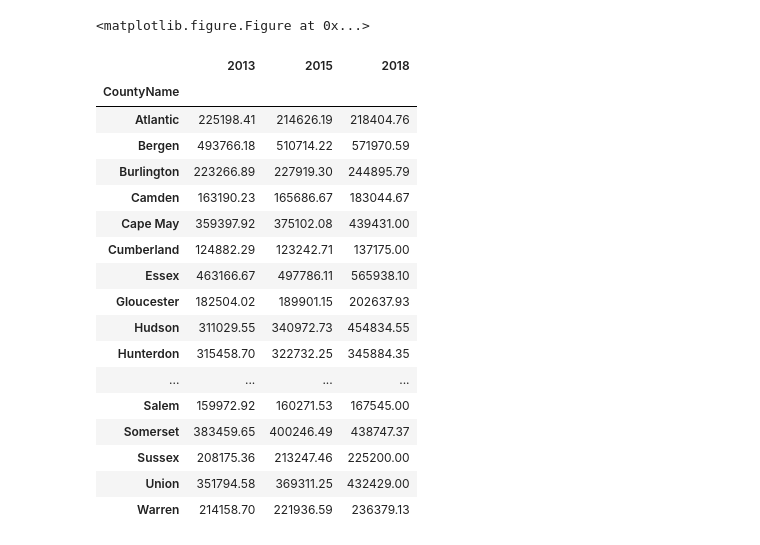
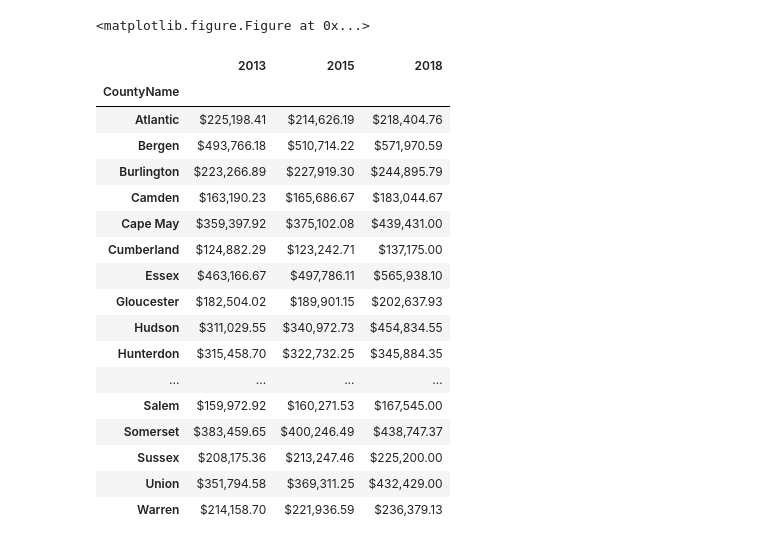
Before and after one commit to sk1won/RUDS_Project_1, a Jupyter notebook: Housing_data/Housing_info.ipynb, the cells around one changed output. Cells and saved outputs as stored; diff of their text form; code cells hidden in the pictures.

```diff
--- a/Housing_data/Housing_info.ipynb
+++ b/Housing_data/Housing_info.ipynb
@@ -197,26 +198,30 @@ plt.savefig("mu")
 <matplotlib.figure.Figure at 0x...>
 # %%
 housing_data_years =housing_df.groupby('CountyName')['2013','2015','2018'].mean()
+# housing_data_years.applymap('${:,.2f}'.format)
+housing_data_years= housing_data_years.style.format({'2013': '${:,.2f}',
+                             "2015": '${:,.2f}',
+                             "2018": "${:,.2f}"})
 housing_data_years
 # %% [output]
 |  | 2013 | 2015 | 2018 |
 | CountyName |  |  |  |
-| Atlantic | 225198.41 | 214626.19 | 218404.76 |
-| Bergen | 493766.18 | 510714.22 | 571970.59 |
-| Burlington | 223266.89 | 227919.30 | 244895.79 |
-| Camden | 163190.23 | 165686.67 | 183044.67 |
-| Cape May | 359397.92 | 375102.08 | 439431.00 |
-| Cumberland | 124882.29 | 123242.71 | 137175.00 |
-| Essex | 463166.67 | 497786.11 | 565938.10 |
-| Gloucester | 182504.02 | 189901.15 | 202637.93 |
-| Hudson | 311029.55 | 340972.73 | 454834.55 |
-| Hunterdon | 315458.70 | 322732.25 | 345884.35 |
+| Atlantic | $225,198.41 | $214,626.19 | $218,404.76 |
+| Bergen | $493,766.18 | $510,714.22 | $571,970.59 |
+| Burlington | $223,266.89 | $227,919.30 | $244,895.79 |
+| Camden | $163,190.23 | $165,686.67 | $183,044.67 |
+| Cape May | $359,397.92 | $375,102.08 | $439,431.00 |
+| Cumberland | $124,882.29 | $123,242.71 | $137,175.00 |
+| Essex | $463,166.67 | $497,786.11 | $565,938.10 |
+| Gloucester | $182,504.02 | $189,901.15 | $202,637.93 |
+| Hudson | $311,029.55 | $340,972.73 | $454,834.55 |
+| Hunterdon | $315,458.70 | $322,732.25 | $345,884.35 |
 | ... | ... | ... | ... |
-| Salem | 159972.92 | 160271.53 | 167545.00 |
-| Somerset | 383459.65 | 400246.49 | 438747.37 |
-| Sussex | 208175.36 | 213247.46 | 225200.00 |
-| Union | 351794.58 | 369311.25 | 432429.00 |
-| Warren | 214158.70 | 221936.59 | 236379.13 |
+| Salem | $159,972.92 | $160,271.53 | $167,545.00 |
+| Somerset | $383,459.65 | $400,246.49 | $438,747.37 |
+| Sussex | $208,175.36 | $213,247.46 | $225,200.00 |
+| Union | $351,794.58 | $369,311.25 | $432,429.00 |
+| Warren | $214,158.70 | $221,936.59 | $236,379.13 |
 # %%
 # Pandas can also plot multiple columns if the DataFrame includes them
 multi_plot_2 = housing_data_years.plot(kind="bar", figsize=(20,10))
```
Also changed, not shown: parts of 5 cells of this notebook.
